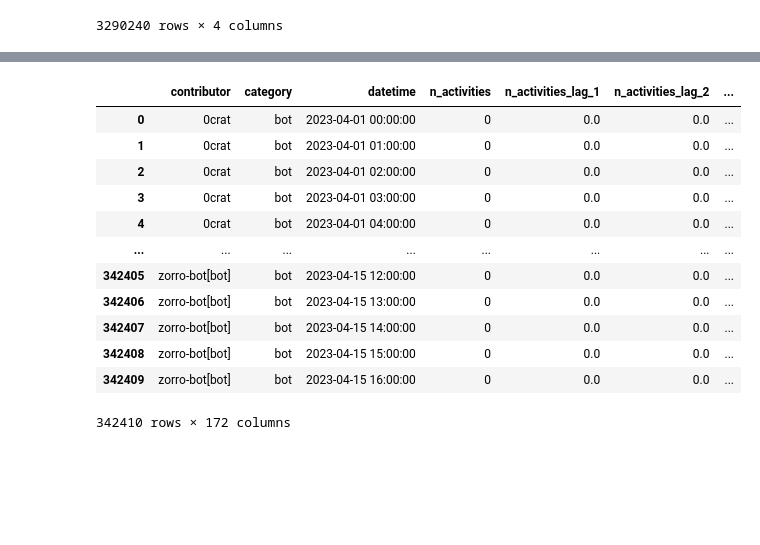
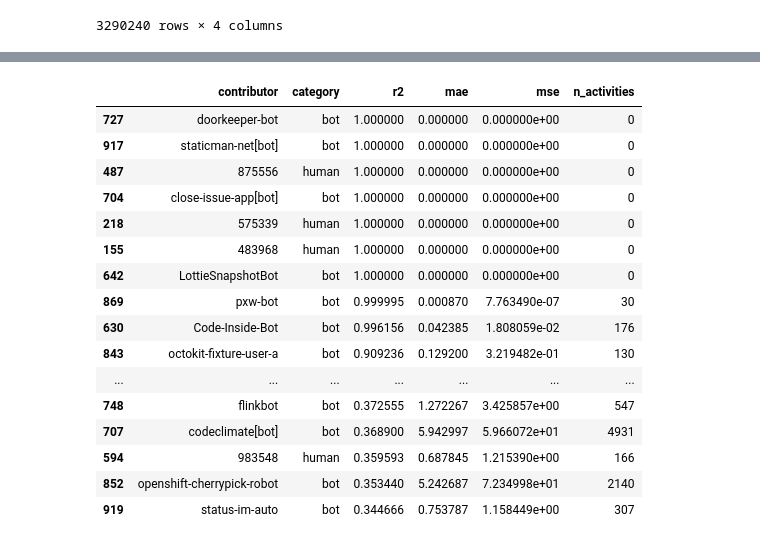
Before and after one commit to uhourri/GH-Bots-API, a Jupyter notebook: code/Models comparing.ipynb, the cells around one changed output, grey strips where cells are left out. Drawn from its saved outputs; the diff is of its cells as text; code cells hidden in the pictures; blank space fills up the shorter version.

Commit message:
adding reg  model updated

```diff
--- a/code/Models comparing.ipynb
+++ b/code/Models comparing.ipynb
@@ -211,19 +161,3 @@ train_activities
-# %%
-test_activities
-# %% [output]
-|  | contributor | category | datetime | n_activities | n_activities_lag_1 | n_activities_lag_2 | ... |
-| 0 | 0crat | bot | 2023-04-01 00:00:00 | 0 | 0.0 | 0.0 | ... |
-| 1 | 0crat | bot | 2023-04-01 01:00:00 | 0 | 0.0 | 0.0 | ... |
-| 2 | 0crat | bot | 2023-04-01 02:00:00 | 0 | 0.0 | 0.0 | ... |
-| 3 | 0crat | bot | 2023-04-01 03:00:00 | 0 | 0.0 | 0.0 | ... |
-| 4 | 0crat | bot | 2023-04-01 04:00:00 | 0 | 0.0 | 0.0 | ... |
-| ... | ... | ... | ... | ... | ... | ... | ... |
-| 342405 | zorro-bot[bot] | bot | 2023-04-15 12:00:00 | 0 | 0.0 | 0.0 | ... |
-| 342406 | zorro-bot[bot] | bot | 2023-04-15 13:00:00 | 0 | 0.0 | 0.0 | ... |
-| 342407 | zorro-bot[bot] | bot | 2023-04-15 14:00:00 | 0 | 0.0 | 0.0 | ... |
-| 342408 | zorro-bot[bot] | bot | 2023-04-15 15:00:00 | 0 | 0.0 | 0.0 | ... |
-| 342409 | zorro-bot[bot] | bot | 2023-04-15 16:00:00 | 0 | 0.0 | 0.0 | ... |
-342410 rows × 172 columns
 # %%
 # Function to evaluate the model and return metrics for each contributor
 def evaluate_metrics(group_data):
@@ -250,7 +184,7 @@ def evaluate_metrics(group_data):
     mse = mean_squared_error(y_test, predictions)
 
     # Create a DataFrame for evaluation metrics and sum of activities
-    evaluation_metrics_df = pd.DataFrame({
+    evaluation_metrics = pd.Series({
         'contributor': group_data['contributor'].iloc[0],  # Use the first value since it's the same for the group
         'category': group_data['category'].iloc[0],  # Use the first value since it's the same for the group
         'r2': r2,
@@ -259,10 +193,7 @@ def evaluate_metrics(group_data):
         'n_activities': test_data['n_activities'].sum()
     })
 
-    return evaluation_metrics_df
+    return evaluation_metrics
 # %%
 # Apply the function to each group and concatenate the results
-results_df = laged_activities.groupby(['contributor', 'category']).apply(evaluate_metrics).reset_index(drop=True)
-
-# Save the combined DataFrame to a CSV file
-#results_df.to_csv('reg_model_metrics.csv', index=False)
+result = laged_activities.groupby(['contributor', 'category']).apply(evaluate_metrics).reset_index(drop=True)
@@ -334,0 +200,20 @@ results_df.to_csv('time_series_metrics.csv', index=False)
+# %%
+result.sort_values(by='r2', ascending=False).head(40)
+# %% [output]
+|  | contributor | category | r2 | mae | mse | n_activities |
+| 727 | doorkeeper-bot | bot | 1.000000 | 0.000000 | 0.000000e+00 | 0 |
+| 917 | staticman-net[bot] | bot | 1.000000 | 0.000000 | 0.000000e+00 | 0 |
+| 487 | 875556 | human | 1.000000 | 0.000000 | 0.000000e+00 | 0 |
+| 704 | close-issue-app[bot] | bot | 1.000000 | 0.000000 | 0.000000e+00 | 0 |
+| 218 | 575339 | human | 1.000000 | 0.000000 | 0.000000e+00 | 0 |
+| 155 | 483968 | human | 1.000000 | 0.000000 | 0.000000e+00 | 0 |
+| 642 | LottieSnapshotBot | bot | 1.000000 | 0.000000 | 0.000000e+00 | 0 |
+| 869 | pxw-bot | bot | 0.999995 | 0.000870 | 7.763490e-07 | 30 |
+| 630 | Code-Inside-Bot | bot | 0.996156 | 0.042385 | 1.808059e-02 | 176 |
+| 843 | octokit-fixture-user-a | bot | 0.909236 | 0.129200 | 3.219482e-01 | 130 |
+| ... | ... | ... | ... | ... | ... | ... |
+| 748 | flinkbot | bot | 0.372555 | 1.272267 | 3.425857e+00 | 547 |
+| 707 | codeclimate[bot] | bot | 0.368900 | 5.942997 | 5.966072e+01 | 4931 |
+| 594 | 983548 | human | 0.359593 | 0.687845 | 1.215390e+00 | 166 |
+| 852 | openshift-cherrypick-robot | bot | 0.353440 | 5.242687 | 7.234998e+01 | 2140 |
+| 919 | status-im-auto | bot | 0.344666 | 0.753787 | 1.158449e+00 | 307 |
```
Also changed, not shown: parts of 12 cells of this notebook.
